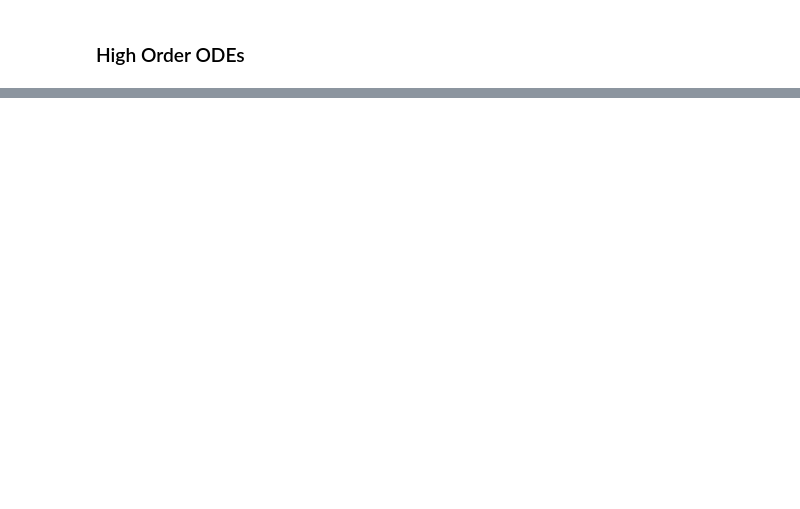
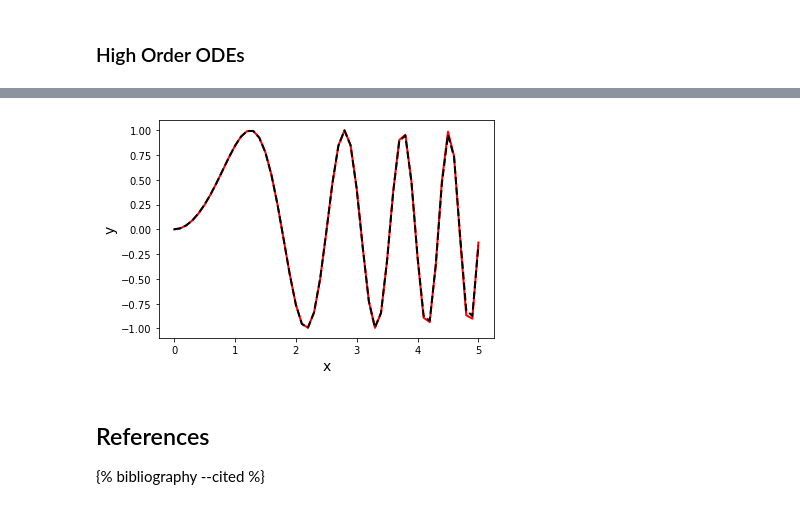
Before and after one commit to maystey/uct_nassp_cm2020, a Jupyter notebook: content/ode/runge-kutta.ipynb, the cells around one changed output, grey strips where cells are left out. Saved outputs shown, nothing was run; the diff lists cells and outputs as text; code cells hidden in the pictures; blank space fills up the shorter version.

```diff
--- a/content/ode/runge-kutta.ipynb
+++ b/content/ode/runge-kutta.ipynb
@@ -229,0 +398,53 @@ This method has an accumulated error of $\mathcal(h^4)$
+# %%
+import numpy as np
+import matplotlib.pyplot as plt
+
+x0, y0 = 0, [0, 0, 2] #initial conditions
+h = 0.1
+x_end = 5
+
+def f(x, y):
+    #Important! This must return an array!
+    return np.array([
+        y[1],
+        y[2],
+        -12*x*y[0] - 4*x*x*y[1]
+    ])
+
+def y_exact(x):
+    return np.sin(x*x)
+
+#Constructing the arrays:
+x_arr = np.arange(x0, x_end + h, h) #make sure it goes up to and including x_end
+
+y_arr = np.zeros((x_arr.size, len(y0)))
+y_arr[0, :] = y0
+
+#Runge-Kutta method
+for i,x in enumerate(x_arr[:-1]):
+    y = y_arr[i,:]
+
+    #k values
+    k1 = f(x, y)
+    k2 = f(x + 0.5*h, y + 0.5*h*k1)
+    k3 = f(x + 0.5*h, y + 0.5*h*k2)
+    k4 = f(x + h, y + h*k3)
+
+    #update
+    y_arr[i+1, :] = y + h/6*(k1 + 2*k2 + 2*k3 + k4)
+
+
+#Plotting the solution
+fig, ax = plt.subplots()
+
+ax.plot(x_arr, y_exact(x_arr), 'r-', linewidth = 2)
+ax.plot(x_arr, y_arr[:, 0], 'k--', linewidth = 2)
+ax.set_xlabel('x', fontsize = 14)
+ax.set_ylabel('y', fontsize = 14)
+
+plt.show()
+# %% [output]
+[figure, added]
+# %% [markdown]
+## References
+{% bibliography --cited %}
```
Also changed, not shown: parts of 8 cells of this notebook, 2 other files.
